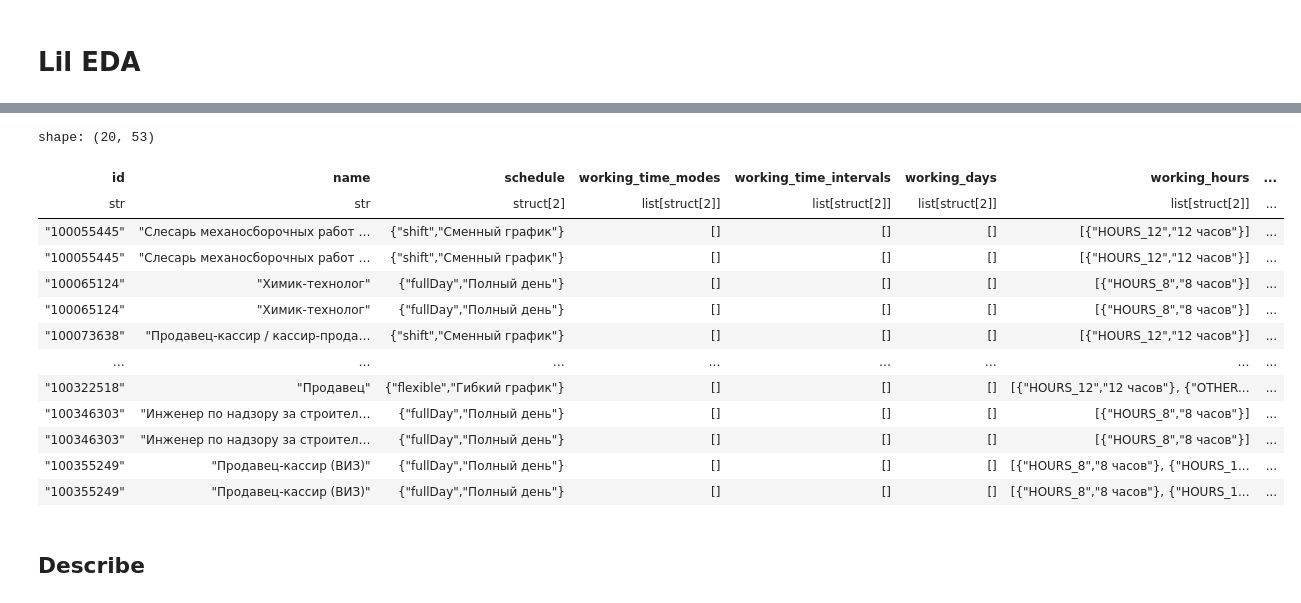
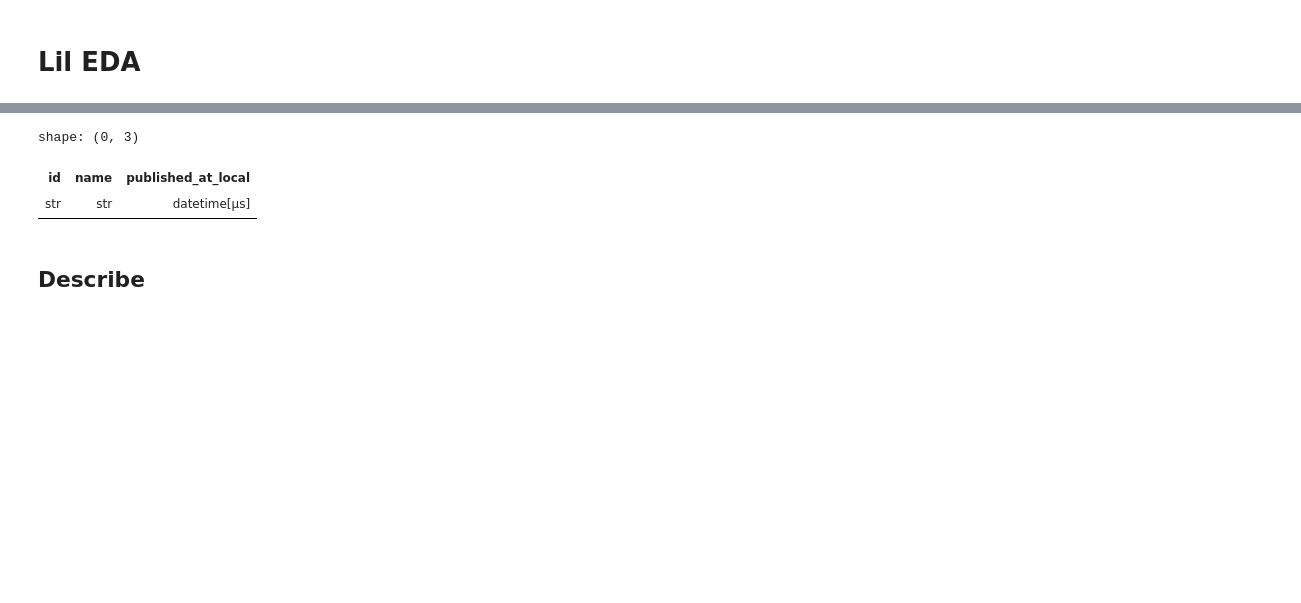
Before and after one commit to lusm554/skill-lens, a Jupyter notebook: airflow/check_silver_hh_loader.ipynb, the cells around one changed output, grey strips where cells are left out. Drawn from its saved outputs; the diff is of its cells as text; code cells hidden in the pictures; blank space fills up the shorter version.

```diff
--- a/airflow/check_silver_hh_loader.ipynb
+++ b/airflow/check_silver_hh_loader.ipynb
@@ -249,21 +199,10 @@ shape: (1, 2)
 # %%
 dups = df_lazy.filter(pl.col("id").is_duplicated()).sort(by='id')
-dups.head(20).select("id", "name",
+dups.head(20).select("id", "name", "published_at_local").collect()
 # %% [output]
-shape: (20, 53)
+shape: (0, 3)
-| id | name | schedule | working_time_modes | working_time_intervals | working_days | working_hours | ... |
-| str | str | struct[2] | list[struct[2]] | list[struct[2]] | list[struct[2]] | list[struct[2]] | ... |
-| "100055445" | "Слесарь механосборочных работ … | {"shift","Сменный график"} | [] | [] | [] | [{"HOURS_12","12 часов"}] | ... |
-| "100055445" | "Слесарь механосборочных работ … | {"shift","Сменный график"} | [] | [] | [] | [{"HOURS_12","12 часов"}] | ... |
-| "100065124" | "Химик-технолог" | {"fullDay","Полный день"} | [] | [] | [] | [{"HOURS_8","8 часов"}] | ... |
-| "100065124" | "Химик-технолог" | {"fullDay","Полный день"} | [] | [] | [] | [{"HOURS_8","8 часов"}] | ... |
-| "100073638" | "Продавец-кассир / кассир-прода… | {"shift","Сменный график"} | [] | [] | [] | [{"HOURS_12","12 часов"}] | ... |
-| … | … | … | … | … | … | … | ... |
-| "100322518" | "Продавец" | {"flexible","Гибкий график"} | [] | [] | [] | [{"HOURS_12","12 часов"}, {"OTHER... | ... |
-| "100346303" | "Инженер по надзору за строител… | {"fullDay","Полный день"} | [] | [] | [] | [{"HOURS_8","8 часов"}] | ... |
-| "100346303" | "Инженер по надзору за строител… | {"fullDay","Полный день"} | [] | [] | [] | [{"HOURS_8","8 часов"}] | ... |
-| "100355249" | "Продавец-кассир (ВИЗ)" | {"fullDay","Полный день"} | [] | [] | [] | [{"HOURS_8","8 часов"}, {"HOURS_1... | ... |
-| "100355249" | "Продавец-кассир (ВИЗ)" | {"fullDay","Полный день"} | [] | [] | [] | [{"HOURS_8","8 часов"}, {"HOURS_1... | ... |
+| id | name | published_at_local |
+| str | str | datetime[μs] |
 # %% [markdown]
 ## Describe
 # %%
```
Also changed, not shown: parts of 16 cells of this notebook, 1 other file.
